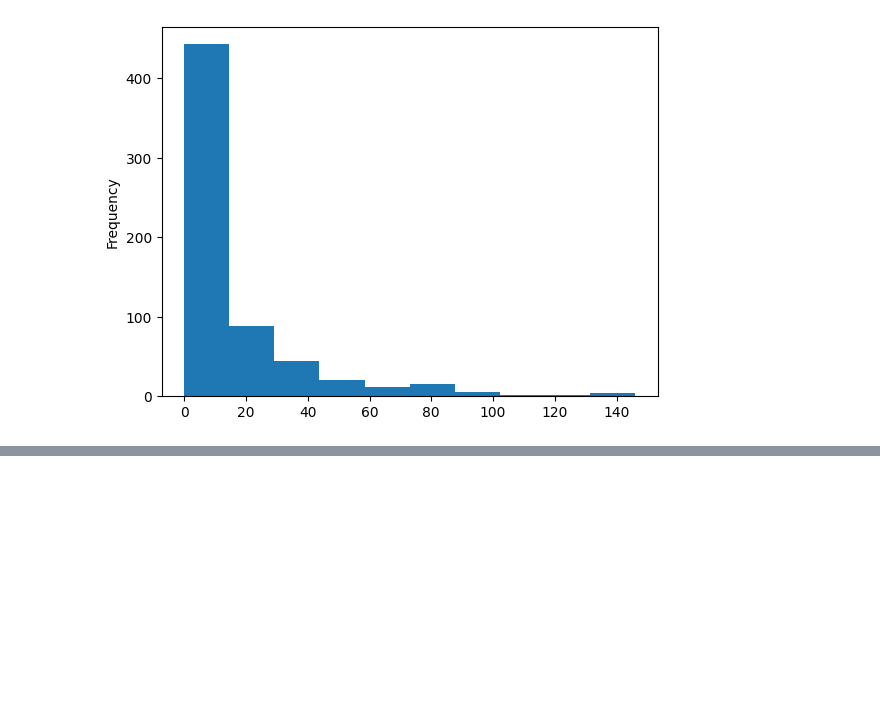
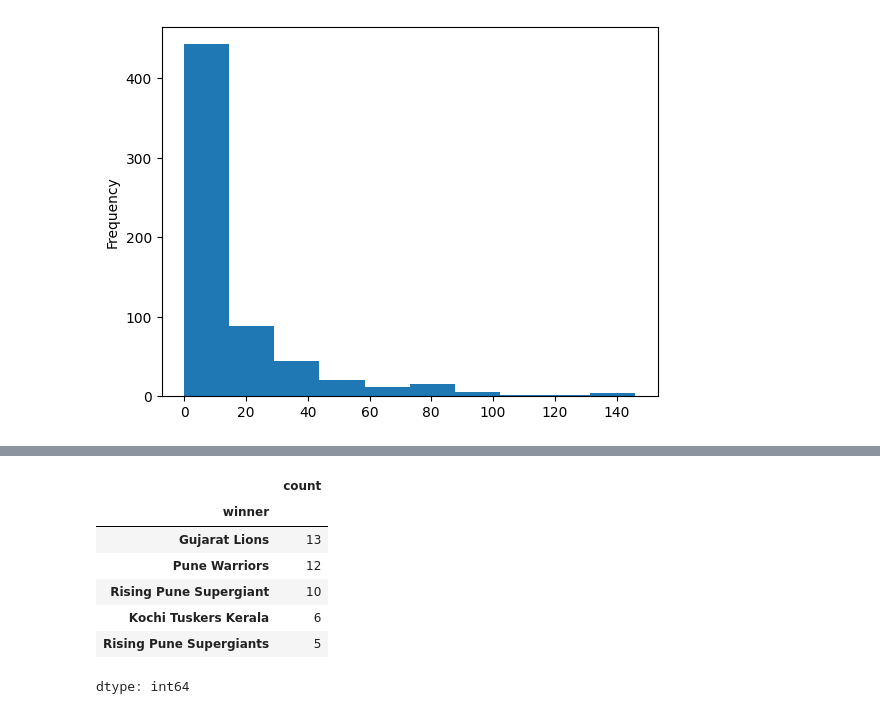
Before and after one commit to somaananta/learn_AI_with_som, a Jupyter notebook: iplanalysis.ipynb, the cells around one changed output, grey strips where cells are left out. Drawn from its saved outputs; the diff is of its cells as text; code cells hidden in the pictures; blank space fills up the shorter version.

```diff
--- a/iplanalysis.ipynb
+++ b/iplanalysis.ipynb
@@ -305,0 +340,11 @@ data['win_by_runs'].plot(kind='hist')
+# %%
+myseriese.tail()
+# %% [output]
+|  | count |
+| winner |  |
+| Gujarat Lions | 13 |
+| Pune Warriors | 12 |
+| Rising Pune Supergiant | 10 |
+| Kochi Tuskers Kerala | 6 |
+| Rising Pune Supergiants | 5 |
+dtype: int64
```
Also changed, not shown: parts of 9 cells of this notebook.
